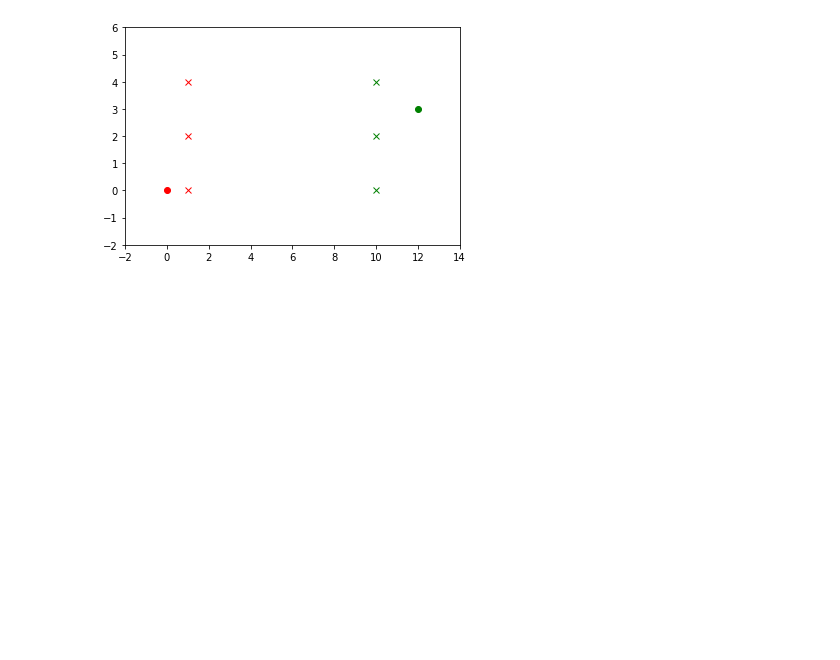
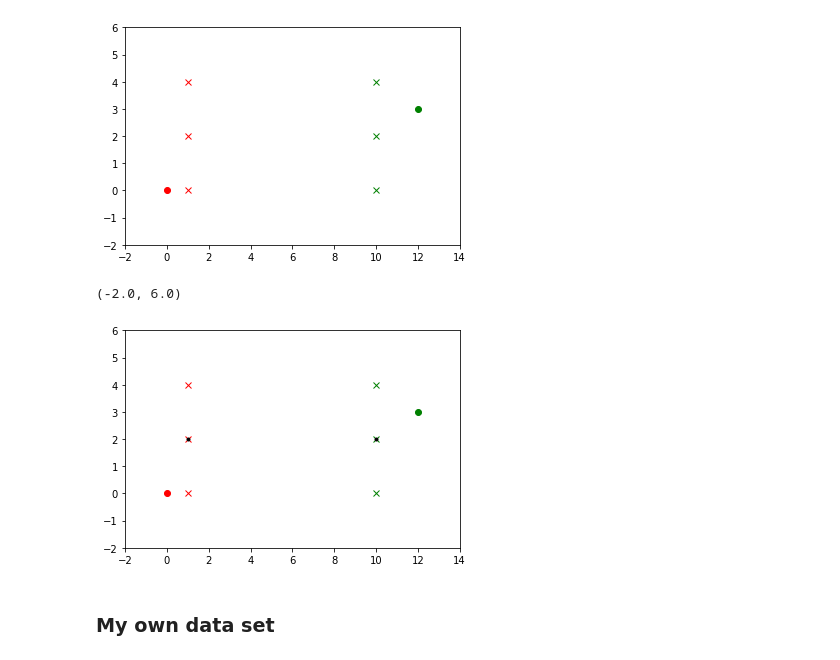
Before and after one commit to collinstechwrite/Machine_Learning, a Jupyter notebook: All_Tasks_Machine_Learning.ipynb, the cells around one changed output. Drawn from its saved outputs; the diff is of its cells as text; code cells hidden in the pictures; blank space fills up the shorter version.

Commit message:
(added more notes after watching 2nd kmeans lecture video)

```diff
--- a/All_Tasks_Machine_Learning.ipynb
+++ b/All_Tasks_Machine_Learning.ipynb
@@ -501,3 +496,5 @@ array([[10.,  2.],
+# %%
+cent = kmeans.cluster_centers_
 # %%
 # Plot the data set
 plt.plot(X[:,0],X[:,1],'x')
@@ -533,3 +530,19 @@ plt.ylim([-2,6])
 # %% [output]
 (-2.0, 6.0)
 [figure]
+# %%
+# Plot the data set
+plt.plot(X[kmeans.labels_ == 0][:,0],X[kmeans.labels_ == 0][:,1],'gx')
+plt.plot(X[kmeans.labels_ == 1][:,0],X[kmeans.labels_ == 1][:,1],'rx')
+plt.plot(newvals[predictions == 0][:,0], newvals[predictions == 0][:,1],'go')
+plt.plot(newvals[predictions == 1][:,0], newvals[predictions == 1][:,1],'ro')
+plt.plot(cent[:,0], cent[:,1],'k.')
+
+# set reasonable limits
+plt.xlim([-2,14])
+plt.ylim([-2,6])
+# %% [output]
+(-2.0, 6.0)
+[figure, added]
+# %% [markdown]
+### My own data set
```
Also changed, not shown: parts of 4 cells of this notebook.
